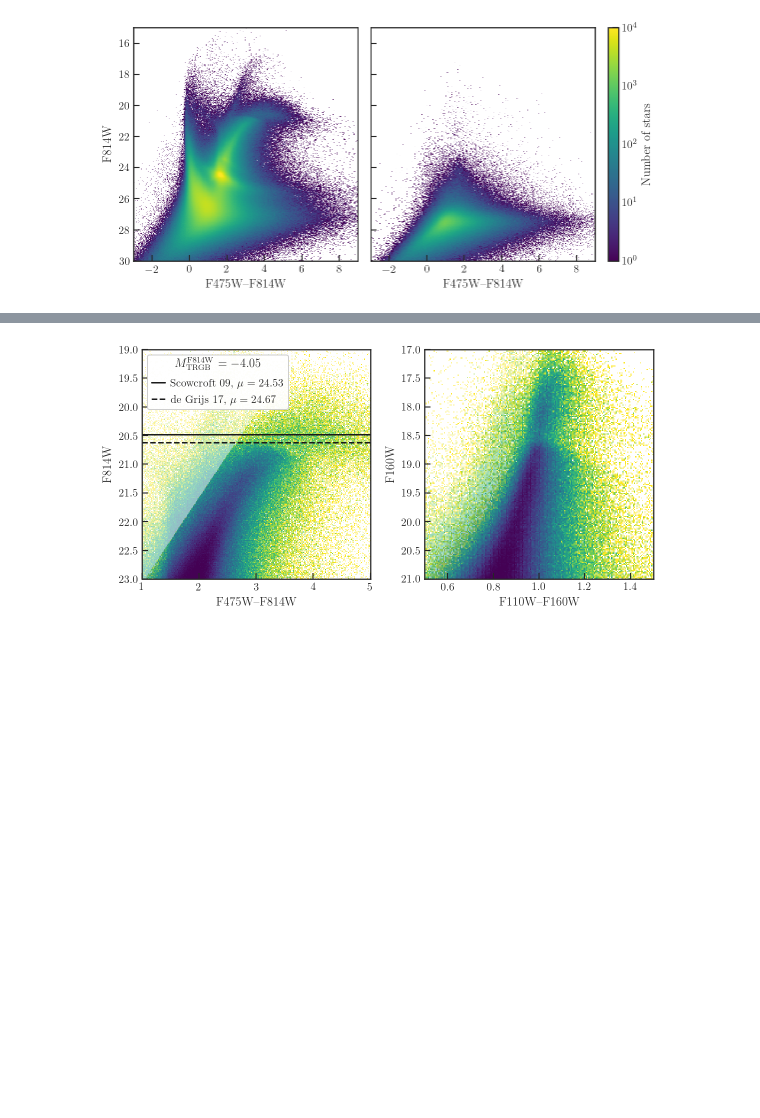
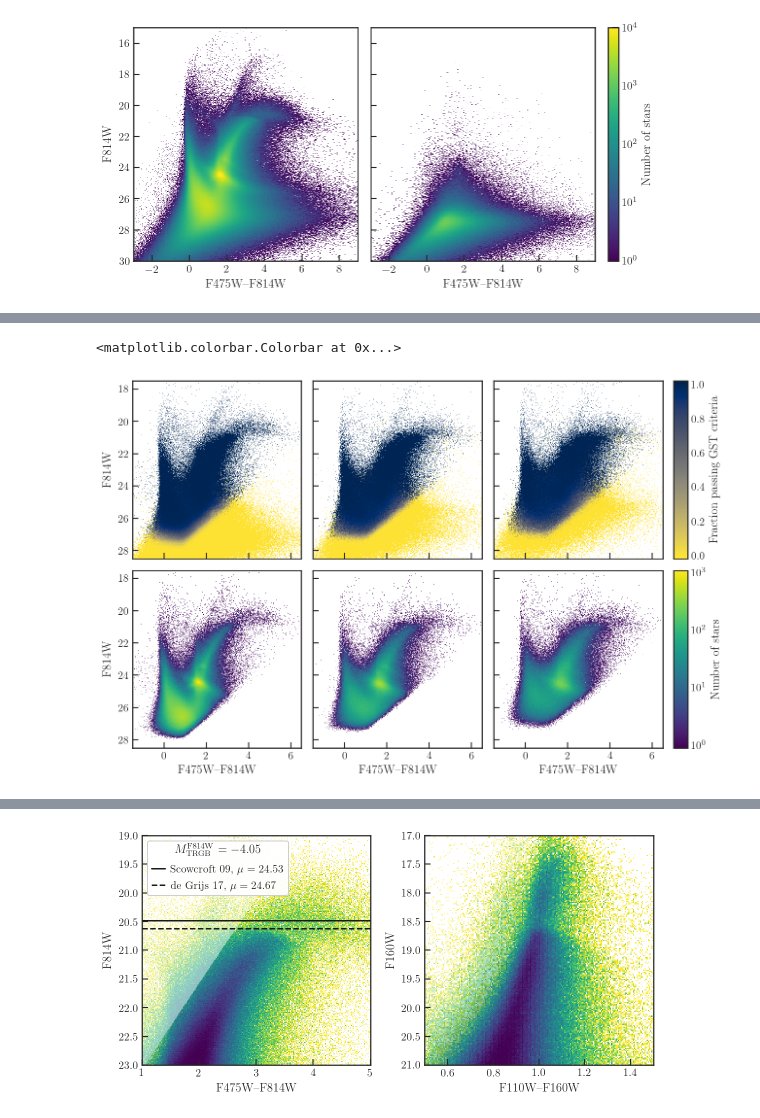
Before and after one commit to meredith-durbin/m33_survey_plots, a Jupyter notebook: CMD plots.ipynb, the cells around one changed output, grey strips where cells are left out. Cells and saved outputs as stored; diff of their text form; code cells hidden in the pictures; blank space fills up the shorter version.

```diff
--- a/CMD plots.ipynb
+++ b/CMD plots.ipynb
@@ -92,0 +168,32 @@ fig.savefig('survey_paper_figures/F475W_F814W_full_cut_CMDs.pdf', dpi=420, bbox_
+# %%
+ds.plot('F475W_VEGA-F814W_VEGA', 'F814W_VEGA', figsize=(9, 6),
+        limits=[[-1.5, 6.5], [28.5, 17.5]], shape=360, colorbar=False,
+        f=[None, 'log10'], colormap=['cividis_r', 'viridis'],
+        vmin=[-0.02, np.log10(0.9)], vmax=[1.02, np.log10(1.1e3)],
+        what=['mean(F475W_GST_FLAG*F814W_GST_FLAG)',
+              f'sum(F475W_GST_FLAG*F814W_GST_FLAG)'],
+        selection=['(DENSITY < 0.1)',
+                   '(DENSITY > 0.4) & (DENSITY < 0.5)',
+                   '(DENSITY > 0.6)'],
+        visual=dict(row='what', column='selection'),
+        xlabel='F475W--F814W', ylabel='F814W')
+
+fig = plt.gcf()
+axes = fig.get_axes()
+
+for ax in axes[1:3] + axes[4:]:
+    ax.set_ylabel(None)
+    ax.set_yticklabels([])
+for ax in axes[:-3]:
+    ax.set_xlabel(None)
+    ax.set_xticklabels([])
+
+fig.tight_layout(w_pad=1, h_pad=1)
+
+add_colorbar(fig, axes[2], cmap='cividis_r', vmin=-0.02, vmax=1.02,
+             norm='Normalize', label='Fraction passing GST criteria')
+add_colorbar(fig, axes[-1], cmap='viridis', vmin=0.9, vmax=1.1e3,
+             norm='LogNorm', label='Number of stars')
+# %% [output]
+<matplotlib.colorbar.Colorbar at 0x...>
+[figure, added]
```
Also changed, not shown: parts of 17 cells of this notebook, 9 other files.
